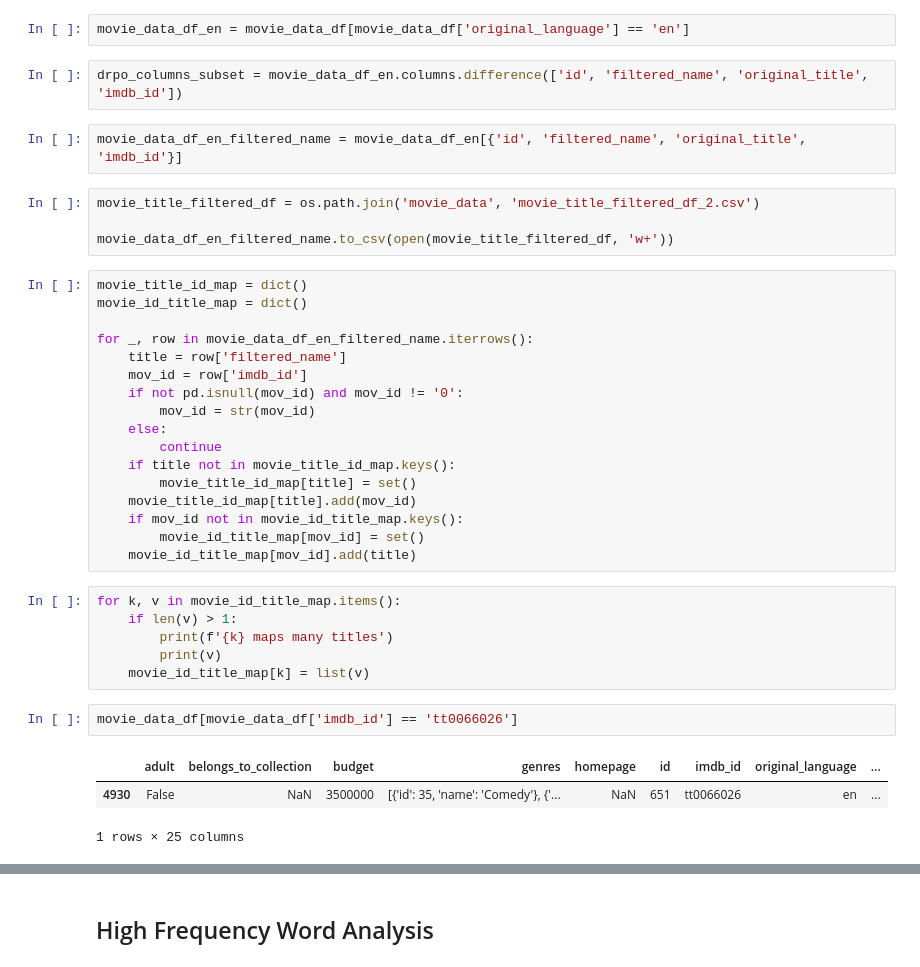
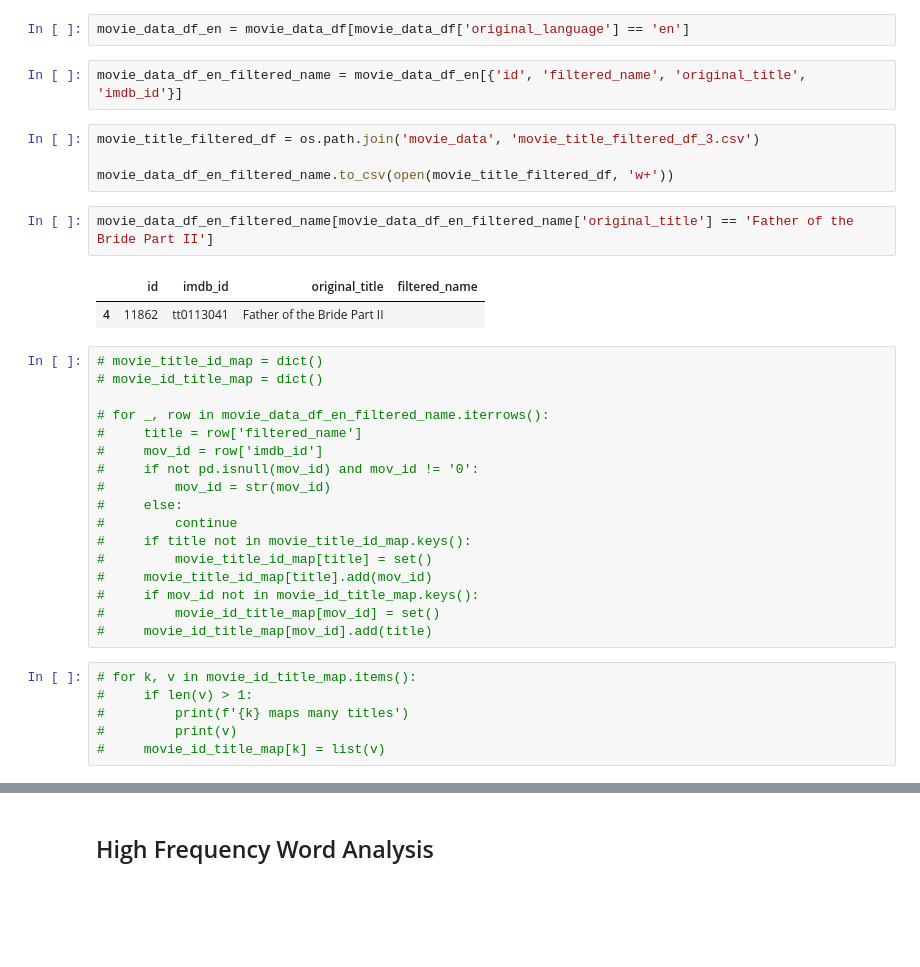
Before and after one commit to viviancaiyw/CS4300, a Jupyter notebook: data/titles_analysis.ipynb, the cells around one changed output, grey strips where cells are left out. Drawn from its saved outputs; the diff is of its cells as text; blank space fills up the shorter version.

```diff
--- a/data/titles_analysis.ipynb
+++ b/data/titles_analysis.ipynb
@@ -235,40 +220,37 @@ movie_data_df.head()
 # %%
 movie_data_df_en = movie_data_df[movie_data_df['original_language'] == 'en']
-# %%
-drpo_columns_subset = movie_data_df_en.columns.difference(['id', 'filtered_name', 'original_title', 'imdb_id'])
 # %%
 movie_data_df_en_filtered_name = movie_data_df_en[{'id', 'filtered_name', 'original_title', 'imdb_id'}]
 # %%
-movie_title_filtered_df = os.path.join('movie_data', 'movie_title_filtered_df_2.csv')
+movie_title_filtered_df = os.path.join('movie_data', 'movie_title_filtered_df_3.csv')
 
 movie_data_df_en_filtered_name.to_csv(open(movie_title_filtered_df, 'w+'))
+# %%
+movie_data_df_en_filtered_name[movie_data_df_en_filtered_name['original_title'] == 'Father of the Bride Part II']
+# %% [output]
+|  | id | imdb_id | original_title | filtered_name |
+| 4 | 11862 | tt0113041 | Father of the Bride Part II |  |
 # %%
-movie_title_id_map = dict()
-movie_id_title_map = dict()
+# movie_title_id_map = dict()
+# movie_id_title_map = dict()
 
-for _, row in movie_data_df_en_filtered_name.iterrows():
-    title = row['filtered_name']
-    mov_id = row['imdb_id']
-    if not pd.isnull(mov_id) and mov_id != '0':
-        mov_id = str(mov_id)
-    else:
-        continue
-    if title not in movie_title_id_map.keys():
-        movie_title_id_map[title] = set()
-    movie_title_id_map[title].add(mov_id)
-    if mov_id not in movie_id_title_map.keys():
-        movie_id_title_map[mov_id] = set()
-    movie_id_title_map[mov_id].add(title)
+# for _, row in movie_data_df_en_filtered_name.iterrows():
+#     title = row['filtered_name']
+#     mov_id = row['imdb_id']
+#     if not pd.isnull(mov_id) and mov_id != '0':
+#         mov_id = str(mov_id)
+#     else:
+#         continue
+#     if title not in movie_title_id_map.keys():
+#         movie_title_id_map[title] = set()
+#     movie_title_id_map[title].add(mov_id)
+#     if mov_id not in movie_id_title_map.keys():
+#         movie_id_title_map[mov_id] = set()
+#     movie_id_title_map[mov_id].add(title)
 # %%
-for k, v in movie_id_title_map.items():
-    if len(v) > 1:
-        print(f'{k} maps many titles')
-        print(v)
-    movie_id_title_map[k] = list(v)
+# for k, v in movie_id_title_map.items():
+#     if len(v) > 1:
+#         print(f'{k} maps many titles')
+#         print(v)
+#     movie_id_title_map[k] = list(v)
-# %%
-movie_data_df[movie_data_df['imdb_id'] == 'tt0066026']
-# %% [output]
-|  | adult | belongs_to_collection | budget | genres | homepage | id | imdb_id | original_language | ... |
-| 4930 | False | NaN | 3500000 | [{'id': 35, 'name': 'Comedy'}, {'... | NaN | 651 | tt0066026 | en | ... |
-1 rows × 25 columns
 # %%
```
Also changed, not shown: parts of 67 cells of this notebook, 5 other files.
